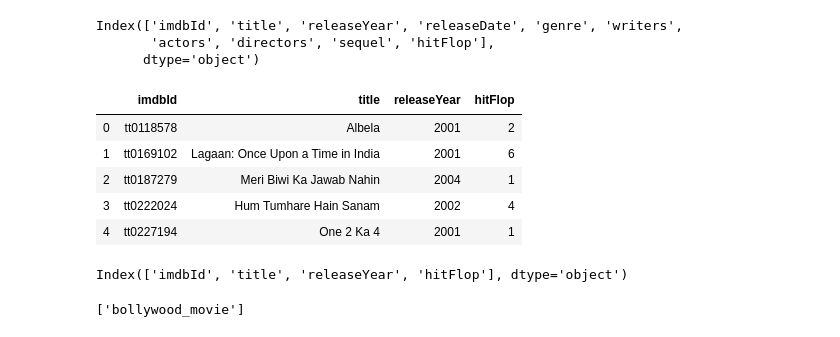
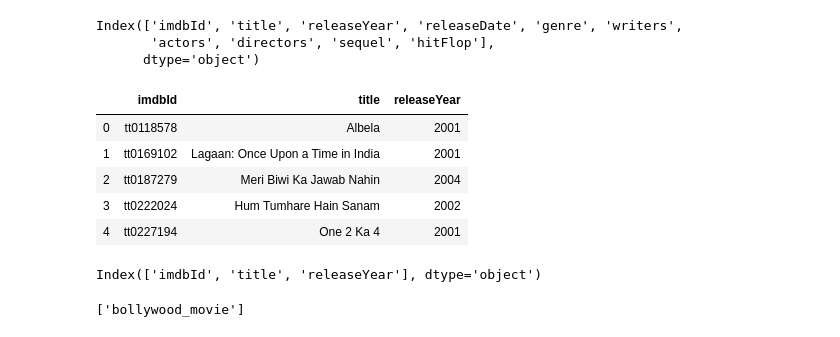
Before and after one commit to xier879/ETL_movie_project, a Jupyter notebook: helen_xier_work/Resources/new_bollywood_notebook.ipynb, the cells around one changed output. Drawn from its saved outputs; the diff is of its cells as text; code cells hidden in the pictures.

```diff
--- a/helen_xier_work/Resources/new_bollywood_notebook.ipynb
+++ b/helen_xier_work/Resources/new_bollywood_notebook.ipynb
@@ -33,20 +33,20 @@ Index(['imdbId', 'title', 'releaseYear', 'releaseDate', 'genre', 'writers',
        'actors', 'directors', 'sequel', 'hitFlop'],
       dtype='object')
 # %%
-new_Bolly_df = Bolly_df[['imdbId', 'title', 'releaseYear','hitFlop']]
+new_Bolly_df = Bolly_df[['imdbId', 'title', 'releaseYear']]
 
 new_Bolly_df.head()
 # %% [output]
-|  | imdbId | title | releaseYear | hitFlop |
-| 0 | tt0118578 | Albela | 2001 | 2 |
-| 1 | tt0169102 | Lagaan: Once Upon a Time in India | 2001 | 6 |
-| 2 | tt0187279 | Meri Biwi Ka Jawab Nahin | 2004 | 1 |
-| 3 | tt0222024 | Hum Tumhare Hain Sanam | 2002 | 4 |
-| 4 | tt0227194 | One 2 Ka 4 | 2001 | 1 |
+|  | imdbId | title | releaseYear |
+| 0 | tt0118578 | Albela | 2001 |
+| 1 | tt0169102 | Lagaan: Once Upon a Time in India | 2001 |
+| 2 | tt0187279 | Meri Biwi Ka Jawab Nahin | 2004 |
+| 3 | tt0222024 | Hum Tumhare Hain Sanam | 2002 |
+| 4 | tt0227194 | One 2 Ka 4 | 2001 |
 # %%
 new_Bolly_df.columns
 # %% [output]
-Index(['imdbId', 'title', 'releaseYear', 'hitFlop'], dtype='object')
+Index(['imdbId', 'title', 'releaseYear'], dtype='object')
 # %%
 export_csv = new_Bolly_df.to_csv('new_Bollywood_movie.csv',index=False)
 # %%
```
Also changed, not shown: parts of 2 cells of this notebook, 2 other files.
